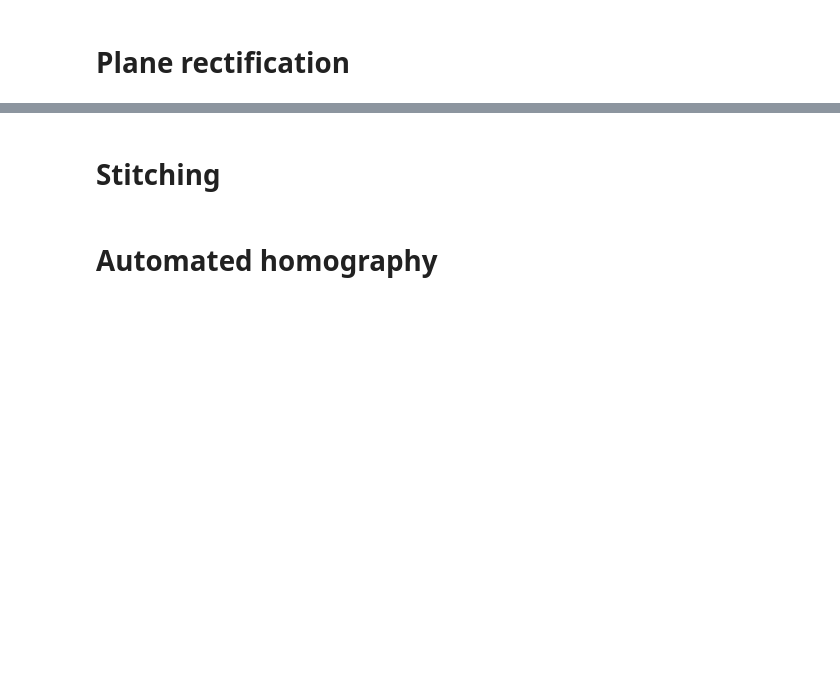
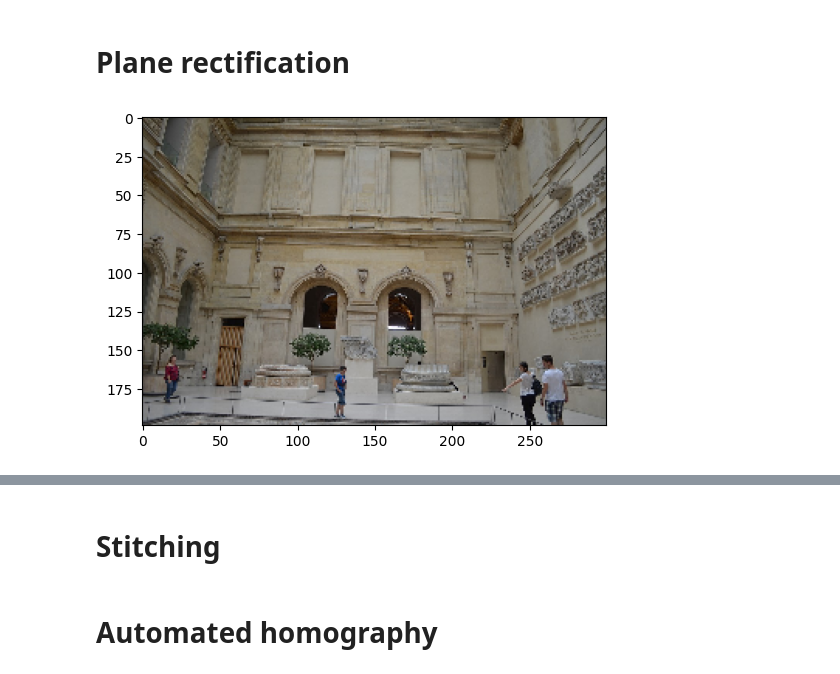
Before and after one commit to MurphLaws/Exp, a Jupyter notebook: TD_3_void.ipynb, the cells around one changed output, grey strips where cells are left out. Saved outputs shown, nothing was run; the diff lists cells and outputs as text; code cells hidden in the pictures; blank space fills up the shorter version.

```diff
--- a/TD_3_void.ipynb
+++ b/TD_3_void.ipynb
@@ -70,9 +126,11 @@ for fn in uploaded.keys():
 # %% [markdown]
 # Plane rectification
 # %%
-im = load_image('mur_louvre.jpg')
+im = load_image('Images/mur_louvre.jpg')
 subsampling = 4
 display_image(im[::subsampling,::subsampling])
+# %% [output]
+[figure, added]
 # %%
 # Exemple : ratio de hauteur entre porte de gauche et "fenetre" du haut ?
 # %%
```
Also changed, not shown: parts of 11 cells of this notebook, 13 other files.
